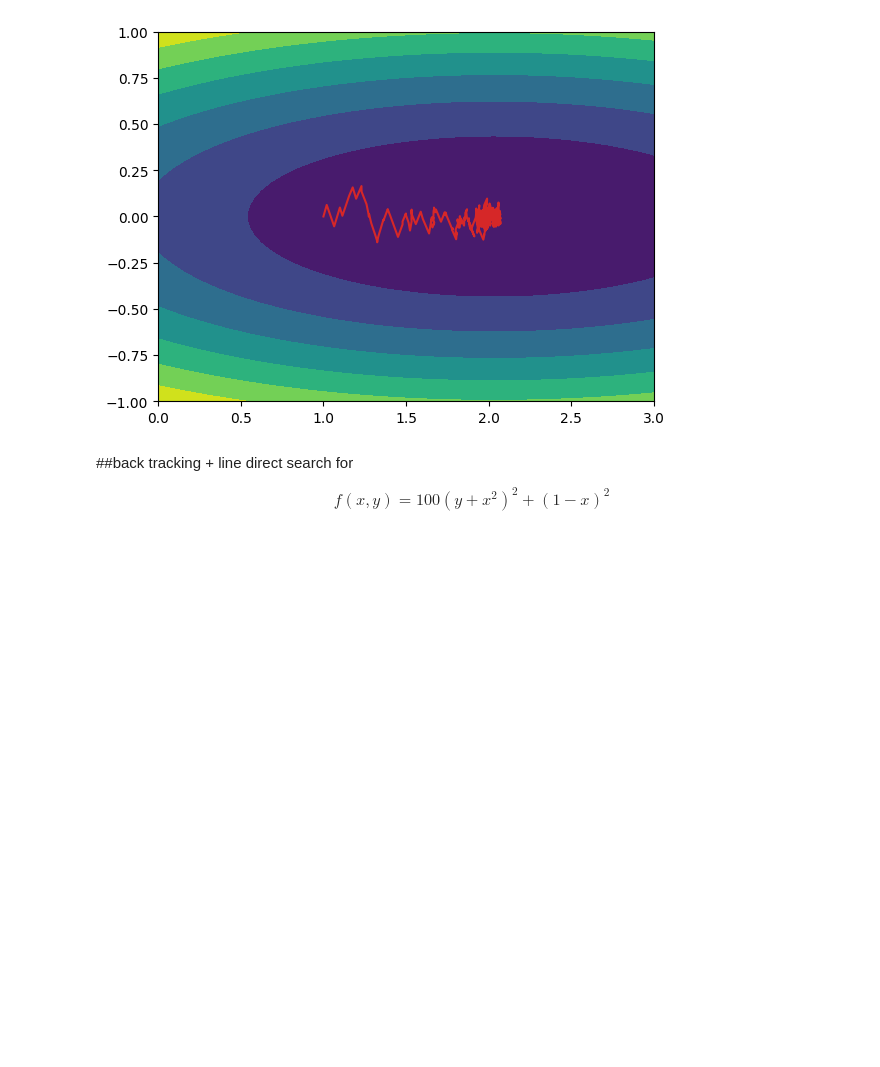
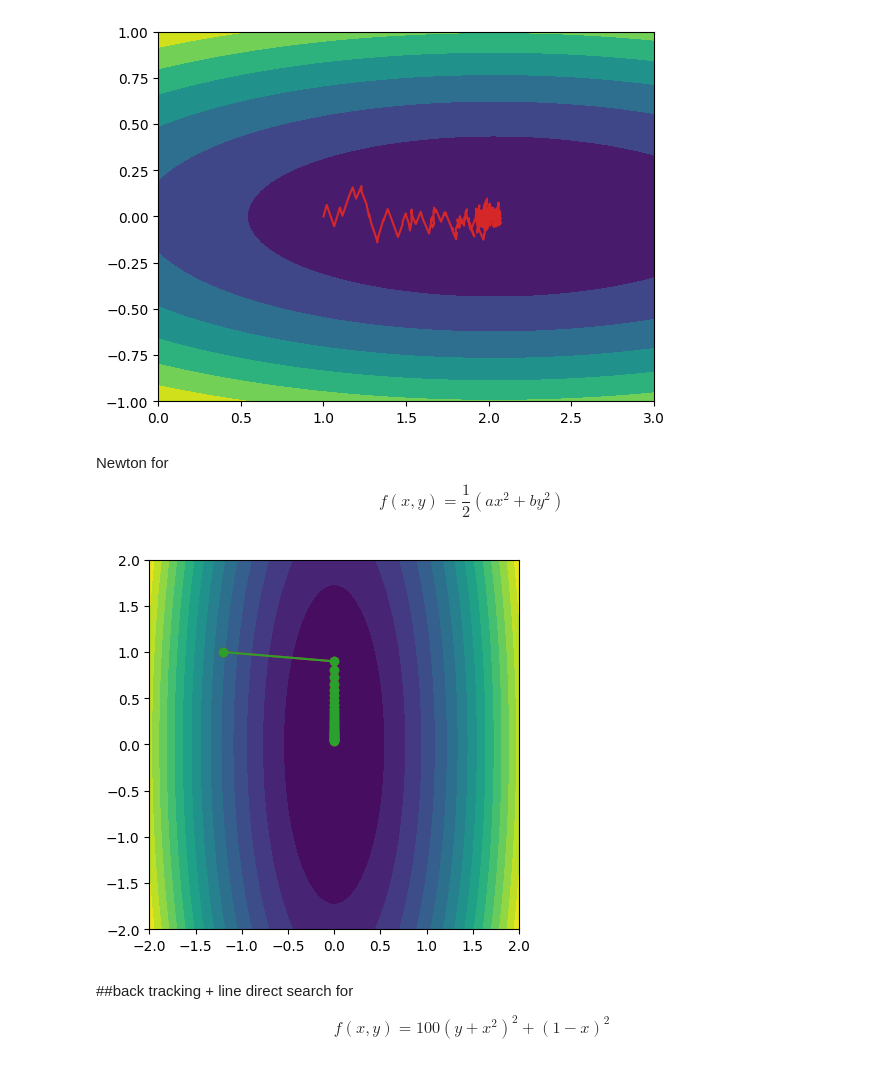
Before and after one commit to MatLock/UdeSa-Applied-Math-and-Optimization, a Jupyter notebook: clase_03/clase_03_gradient_descent.ipynb, the cells around one changed output. Cells and saved outputs as stored; diff of their text form; code cells hidden in the pictures; blank space fills up the shorter version.

```diff
--- a/clase_03/clase_03_gradient_descent.ipynb
+++ b/clase_03/clase_03_gradient_descent.ipynb
@@ -176,6 +178,65 @@ plot(ak, bk, color='C3')
 # %% [output]
 [<matplotlib.lines.Line2D at 0x...>]
 [figure]
+# %% [markdown]
+Newton for $$ f(x, y) = \frac{1}{2} (a x^2 + b y^2) $$
+# %%
+from pylab import *
+import copy
+
+def f(r, a, b):
+  return 0.5*(a*r[0]**2 + b*r[1]**2)
+
+def grad_f(r, a, b):
+  return [a*r[0], b*r[1]]
+
+def hessian(r, a, b):
+  elem_1_1 = a
+  elem_1_2 = 0
+  elem_2_1 = 0
+  elem_2_2 = b
+  return np.array([[elem_1_1, elem_1_2], [elem_2_1, elem_2_2]])
+
+def newton_backtracking(point, a, b, alpha_init, beta = 0.5,c = 0.25):
+  f_x = f(point, a, b)
+  f_gradient = grad_f(point, a, b)
+  f_hessian = - np.linalg.inv(hessian(point, a, b))
+  tmp = alpha_init
+  p_k = np.linalg.solve(f_hessian, f_gradient)
+
+  while f(point - tmp * f_gradient, a, b) > f(point - tmp * p_k ,a, b):
+    tmp = beta * tmp
+  return tmp
+
+
+
+Nsteps = 30
+step = 1  # alpha
+xk = np.zeros(Nsteps+1)
+yk = np.zeros(Nsteps+1)
+fk = np.zeros(Nsteps+1)
+aa = 1.0
+bb = 0.1
+xk[0] = -1.2
+yk[0] = 1
+fk[0] = f((-1.2, 1), aa, bb)
+
+for ii in range(Nsteps):
+  step = newton_backtracking(np.array([xk[ii], yk[ii]]), aa, bb, step)
+  xk[ii+1] = xk[ii] - step*grad_f(np.array((xk[ii], yk[ii])), aa, bb)[0]
+  yk[ii+1] = yk[ii] - step*grad_f(np.array((xk[ii], yk[ii])), aa, bb)[1]
+  fk[ii+1] = f((xk[ii+1], yk[ii+1]), aa, bb)
+
+x_gd = copy.copy(xk)
+y_gd = copy.copy(yk)
+
+
+contourf(X, Y, f([X, Y], aa, bb), levels=15)
+plot(xk, yk, color='C3', marker='o')
+plot(x_gd, y_gd, color='C2', marker='o')
+gca().set_aspect('equal')
+# %% [output]
+[figure, added]
 # %% [markdown]
 ##back tracking + line direct search for
 
```
Also changed, not shown: parts of 3 cells of this notebook.
